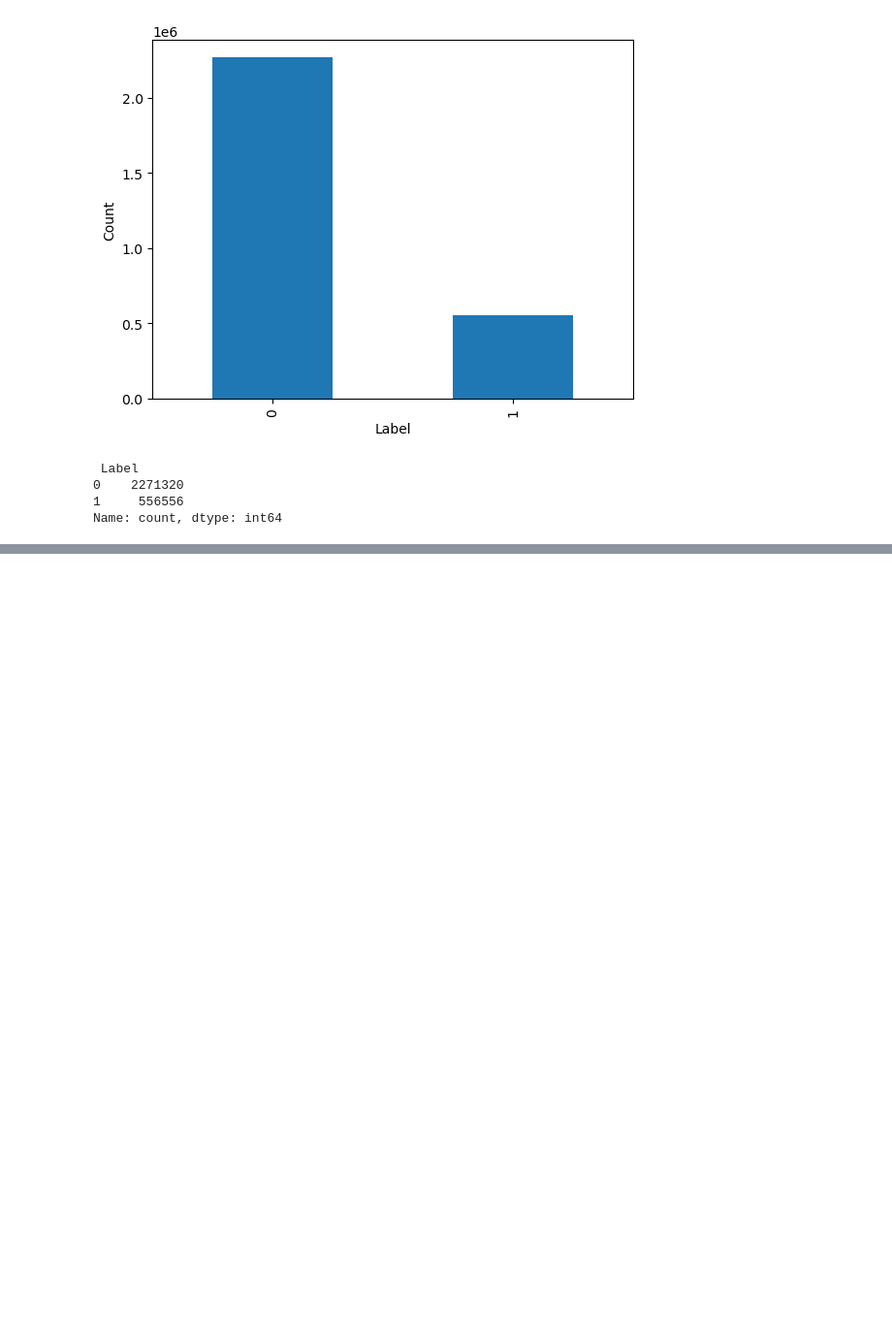
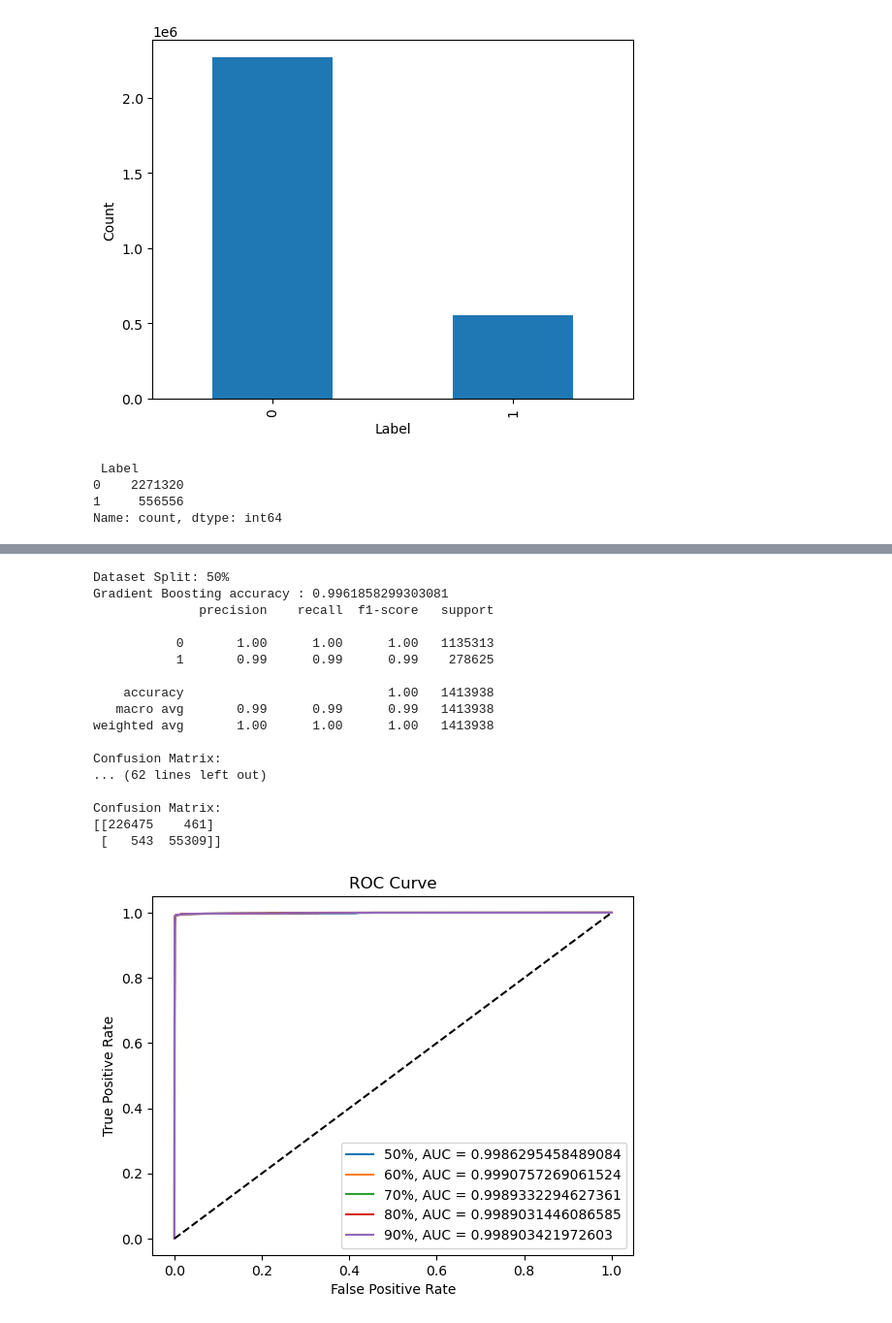
Before and after one commit to thejysplay/CIC-IDS-attack-detection, a Jupyter notebook: MachineLearningCSV_Binary_classification.ipynb, the cells around one changed output, grey strips where cells are left out. Shown: that part at 97% size. Saved outputs shown, nothing was run; the diff lists cells and outputs as text; code cells hidden in the pictures; blank space fills up the shorter version.

```diff
--- a/MachineLearningCSV_Binary_classification.ipynb
+++ b/MachineLearningCSV_Binary_classification.ipynb
@@ -333,3 +259,58 @@ weighted avg       0.85      0.86      0.85    848363
+# %%
+from sklearn.ensemble import GradientBoostingClassifier
+
+for split, (x_train, x_test, y_train, y_test) in datasets.items():
+
+    model_gb = GradientBoostingClassifier()
+
+    model_gb.fit(x_train, y_train)
+
+    y_pred_gb = model_gb.predict(x_test)
+
+    report_gb = classification_report(y_test, y_pred_gb)
+
+    accuracy_gb = accuracy_score(y_test, y_pred_gb)
+
+    cm_gb = confusion_matrix(y_test, y_pred_gb)
+
+    print(f"Dataset Split: {split}")
+    print(f"Gradient Boosting accuracy : {accuracy_gb}")
+    print(report_gb)
+    print(f"Confusion Matrix:\n{cm_gb}")
+
+    y_proba_gb = model_gb.predict_proba(x_test)[:, 1]
+    fpr_gb, tpr_gb, thresholds_gb = roc_curve(y_test, y_proba_gb)
+    auc_score_gb = roc_auc_score(y_test, y_proba_gb)
+
+    plt.plot(fpr_gb, tpr_gb, label=f"{split}, AUC = {auc_score_gb}")
+
+    print("\n")
+
+plt.plot([0, 1], [0, 1], linestyle='--', color='black')
+plt.xlabel('False Positive Rate')
+plt.ylabel('True Positive Rate')
+plt.title('ROC Curve')
+plt.legend(loc='lower right')
+plt.show()
+# %% [output]
+Dataset Split: 50%
+Gradient Boosting accuracy : 0.9961858299303081
+              precision    recall  f1-score   support
+
+           0       1.00      1.00      1.00   1135313
+           1       0.99      0.99      0.99    278625
+
+    accuracy                           1.00   1413938
+   macro avg       0.99      0.99      0.99   1413938
+weighted avg       1.00      1.00      1.00   1413938
+
+Confusion Matrix:
+... (62 lines left out)
+
+Confusion Matrix:
+[[226475    461]
+ [   543  55309]]
+[figure, added]
 # %%
 from sklearn.ensemble import RandomForestClassifier
 
```
Also changed, not shown: parts of 21 cells of this notebook.
